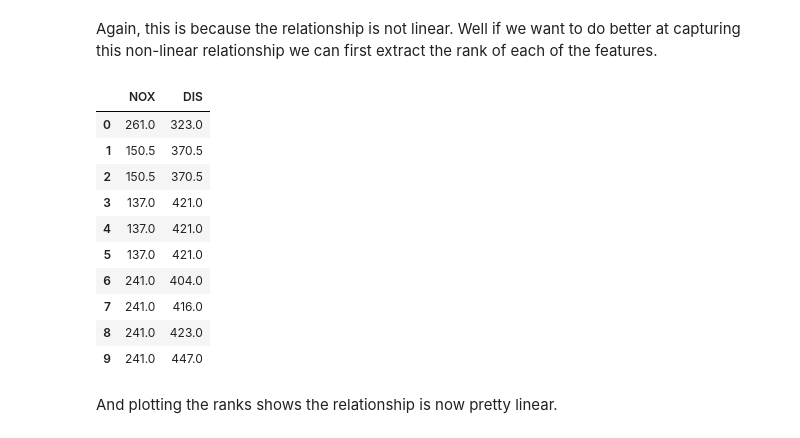
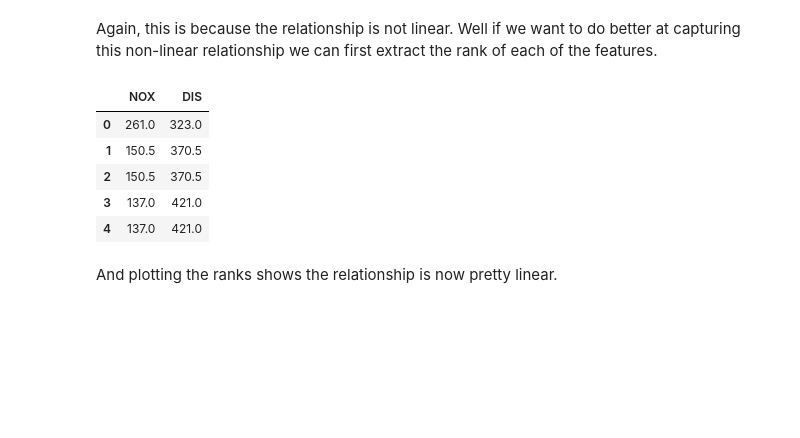
Before and after one commit to jigsawlabs-student/feature-selection, a Jupyter notebook: 3-intro-correlations.ipynb, the cells around one changed output. Saved outputs shown, nothing was run; the diff lists cells and outputs as text; code cells hidden in the pictures; blank space fills up the shorter version.

```diff
--- a/3-intro-correlations.ipynb
+++ b/3-intro-correlations.ipynb
@@ -117,19 +121,14 @@ array([[ 1.        , -0.76923011],
 # %% [markdown]
 Again, this is because the relationship is not linear.  Well if we want to do better at capturing this non-linear relationship we can first extract the rank of each of the features.
 # %%
-X[['NOX', 'DIS']].rank()[:10]
+X[['NOX', 'DIS']].rank()[:5]
 # %% [output]
 |  | NOX | DIS |
 | 0 | 261.0 | 323.0 |
 | 1 | 150.5 | 370.5 |
 | 2 | 150.5 | 370.5 |
 | 3 | 137.0 | 421.0 |
 | 4 | 137.0 | 421.0 |
-| 5 | 137.0 | 421.0 |
-| 6 | 241.0 | 404.0 |
-| 7 | 241.0 | 416.0 |
-| 8 | 241.0 | 423.0 |
-| 9 | 241.0 | 447.0 |
 # %% [markdown]
 And plotting the ranks shows the relationship is now pretty linear.
 # %%
```
Also changed, not shown: parts of 10 cells of this notebook, 3 other files.
